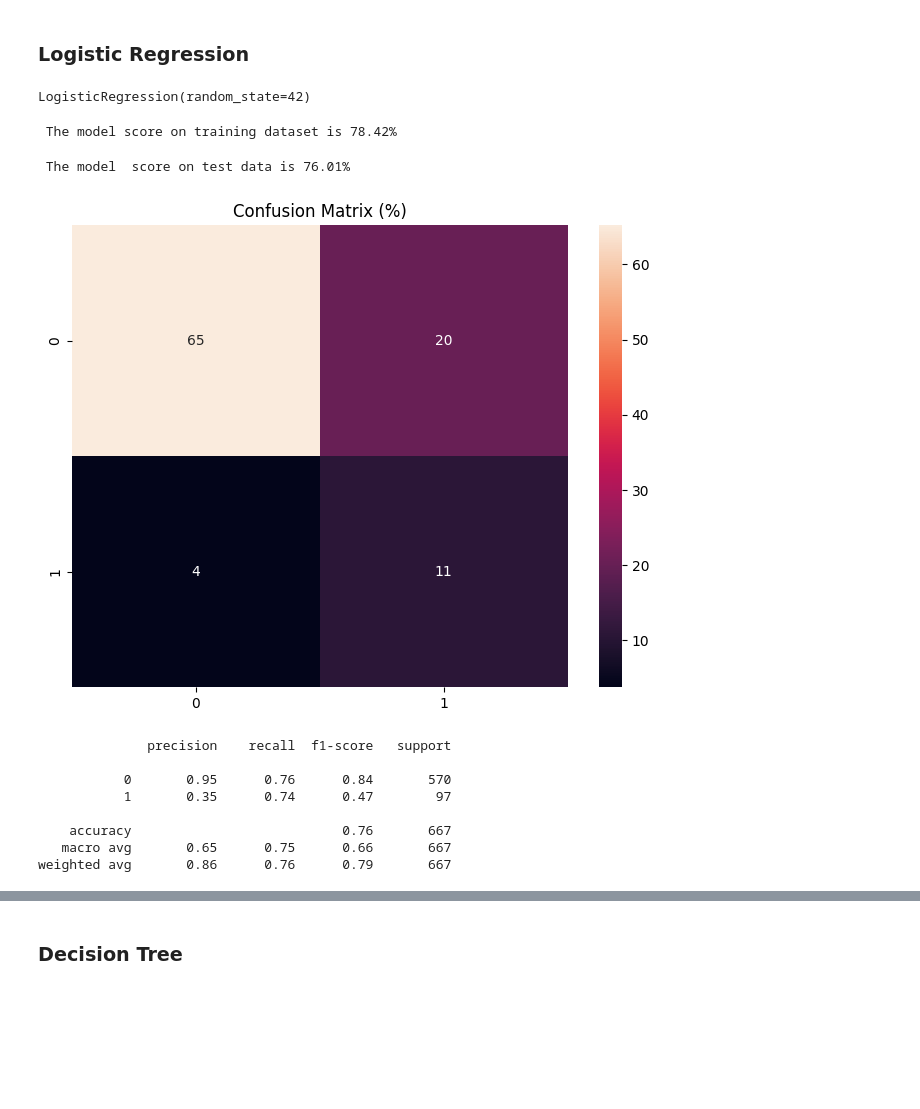
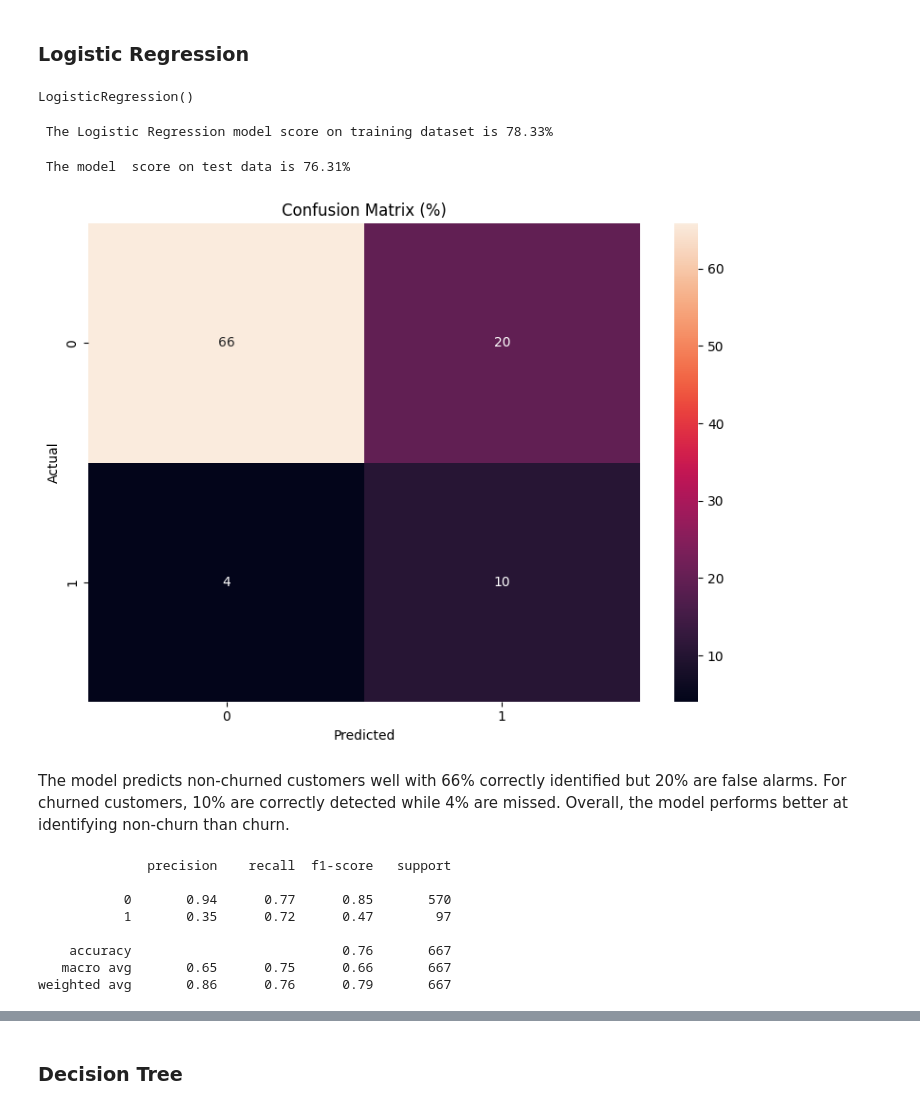
Before and after one commit to JoshuaKiluu/syria-tel-churn-prediction, a Jupyter notebook: index.ipynb, the cells around one changed output, grey strips where cells are left out. Saved outputs shown, nothing was run; the diff lists cells and outputs as text; code cells hidden in the pictures; blank space fills up the shorter version.

```diff
--- a/index.ipynb
+++ b/index.ipynb
@@ -575,4 +580,6 @@ It involves converting binary categorical variables(Yes/No) to numeric (1/0).
 #label encode  international plan, voice mail plan and churn
 le = LabelEncoder()
 st_df1["churn"] = le.fit_transform(st_df1["churn"])
+st_df1["international plan"] = le.fit_transform(st_df1["international plan"])
+st_df1["voice mail plan"] = le.fit_transform(st_df1["voice mail plan"])
 # %% [markdown]
@@ -581,6 +587,6 @@ A technique that transforms categorical variables with more than two categories
 # %%
 #columns to one hot encode
-cols_to_ohe = ["region","area code", 'international plan', "voice mail plan"]
+cols_to_ohe = ["region","area code"]
 
 #one hot encoding
 ohe_cols = pd.get_dummies(st_df1[cols_to_ohe], drop_first=True, dtype="int")
@@ -643,45 +650,50 @@ X_train_sm.shape, X_test_s.shape, y_train_sm.shape, y_test.shape
 ### Logistic Regression
 # %%
 #instantiate logistic regression
-lr = LogisticRegression(random_state=42)
-#fit on the training data
+lr = LogisticRegression()
+#fit  on the training data
 lr.fit(X_train_sm, y_train_sm)
 # %% [output]
-LogisticRegression(random_state=42)
+LogisticRegression()
 # %%
 #calculate accuracy on training data
-print(f" The model score on training dataset is {lr.score(X_train_sm, y_train_sm)*100:.2f}%")
+print(f" The Logistic Regression model score on training dataset is {lr.score(X_train_sm, y_train_sm)*100:.2f}%")
 # %% [output]
- The model score on training dataset is 78.42%
+ The Logistic Regression model score on training dataset is 78.33%
 # %%
 #generate predictions
 y_pred = lr.predict(X_test_s)
 
 #calculate accuracy on test data
-print(f" The model  score on test data is {accuracy_score(y_test, y_pred)*100:.2f}%")
+print(f" The Logistic Regression model  score on test data is {accuracy_score(y_test, y_pred)*100:.2f}%")
 # %% [output]
- The model  score on test data is 76.01%
+ The model  score on test data is 76.31%
 # %%
 #compute confusion matrix
 conf = confusion_matrix(y_test, y_pred)
 
 #normalize to show percentages
 conf_percent = conf / conf.sum()*100
 
 #plot heatamap
 plt.figure(figsize=(8,6))
 sns.heatmap(conf_percent, annot=True, fmt=".0f")
+plt.xlabel("Predicted")
+plt.ylabel("Actual")
 plt.title("Confusion Matrix (%)")
+plt.tight_layout()
 plt.show();
 # %% [output]
-[figure, old version]
+[figure, new version]
+# %% [markdown]
+The model predicts non-churned customers well with 66% correctly identified but 20% are false alarms. For churned customers, 10% are correctly detected while 4% are missed. Overall, the model performs better at identifying non-churn than churn.
 # %%
 print(classification_report(y_test, y_pred))
 # %% [output]
               precision    recall  f1-score   support
 
-           0       0.95      0.76      0.84       570
-           1       0.35      0.74      0.47        97
+           0       0.94      0.77      0.85       570
+           1       0.35      0.72      0.47        97
 
     accuracy                           0.76       667
    macro avg       0.65      0.75      0.66       667
```
Also changed, not shown: parts of 92 cells of this notebook.
